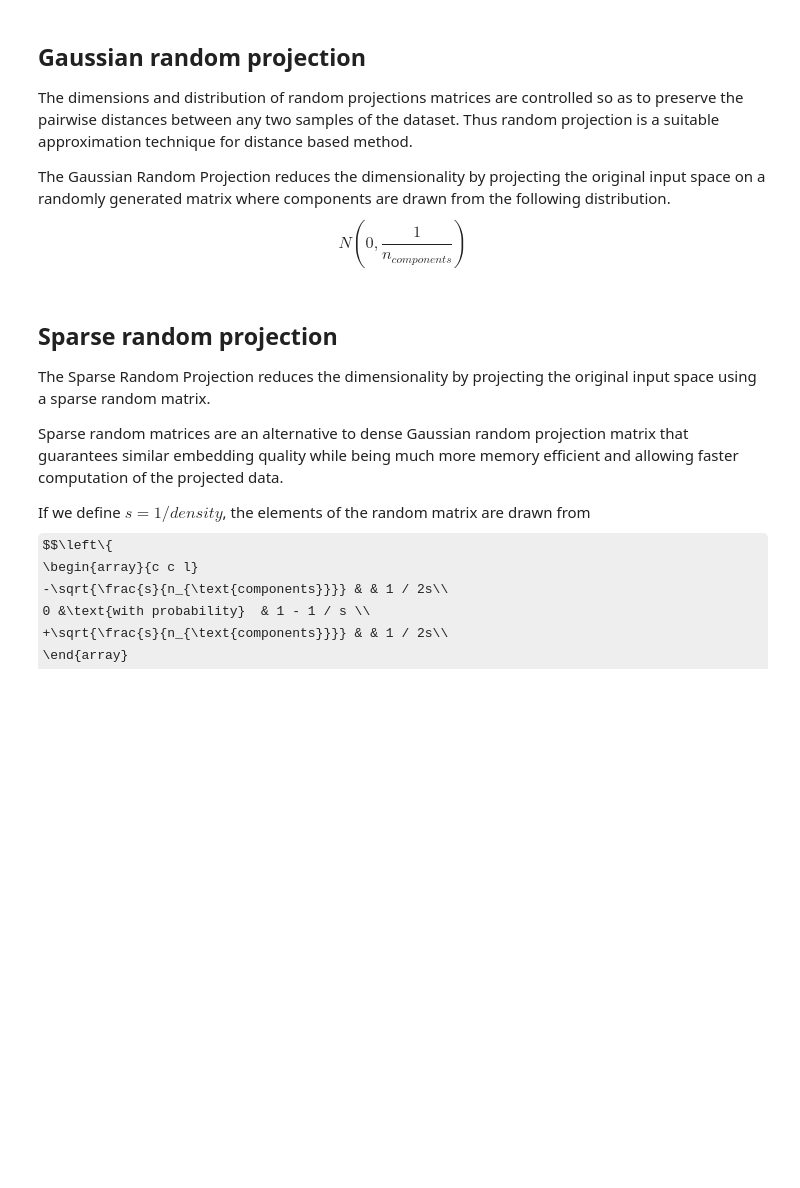
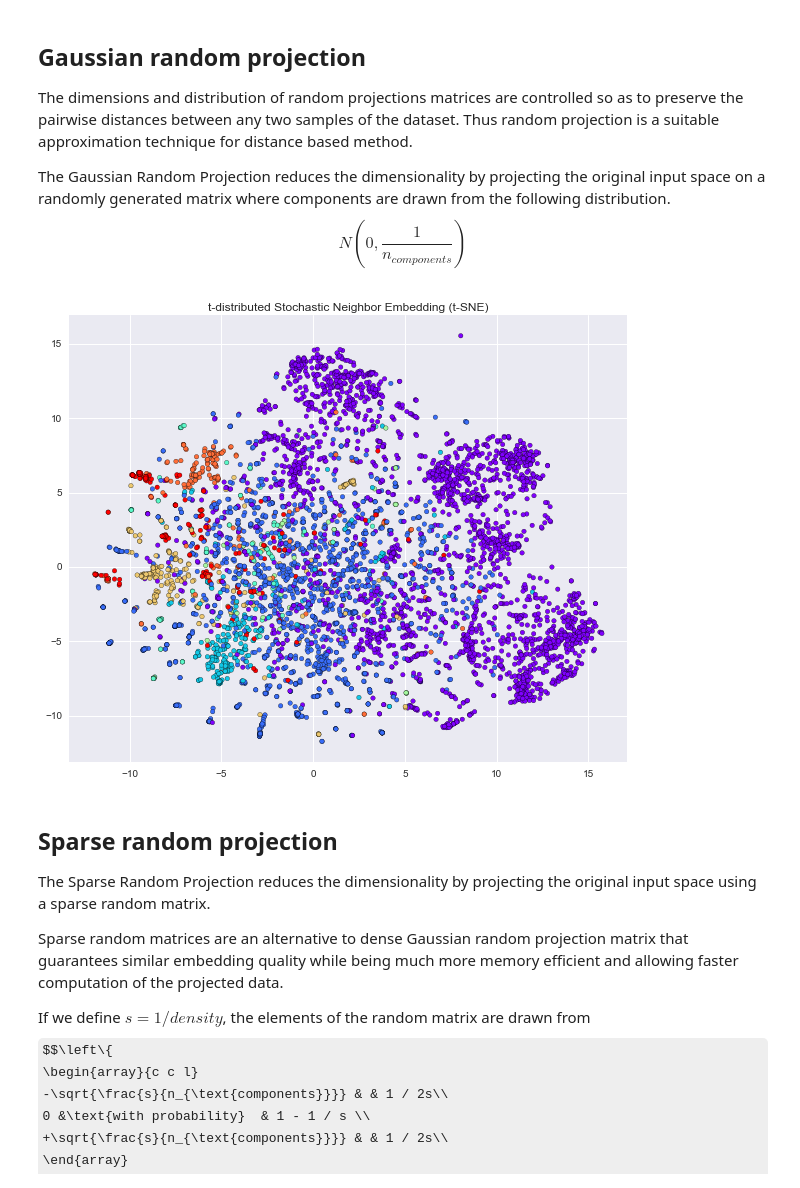
Before and after one commit to MarvinBertin/Text_Classification_ML_Exploration, a Jupyter notebook: 4-Dimensionality_Reduction/Dimensionality_Reduction.ipynb, the cells around one changed output. Saved outputs shown, nothing was run; the diff lists cells and outputs as text; code cells hidden in the pictures; some formulas as TeX source; blank space fills up the shorter version.

```diff
--- a/4-Dimensionality_Reduction/Dimensionality_Reduction.ipynb
+++ b/4-Dimensionality_Reduction/Dimensionality_Reduction.ipynb
@@ -225,7 +231,9 @@ The Gaussian Random Projection reduces the dimensionality by projecting the orig
 $$N(0, \frac{1}{n_{components}})$$
 # %%
 X_GR = reducer.fit_reducer("GaussianRandom", n_components=100)
-reducer.plot_TSNE_projection(X_GR, df_helper.y)
+reducer.plot_TSNE_projection(X_GR)
+# %% [output]
+[figure, added]
 # %% [markdown]
 ## Sparse random projection
 The Sparse Random Projection reduces the dimensionality by projecting the original input space using a sparse random matrix.
```
Also changed, not shown: parts of 9 cells of this notebook, 5 other files.
